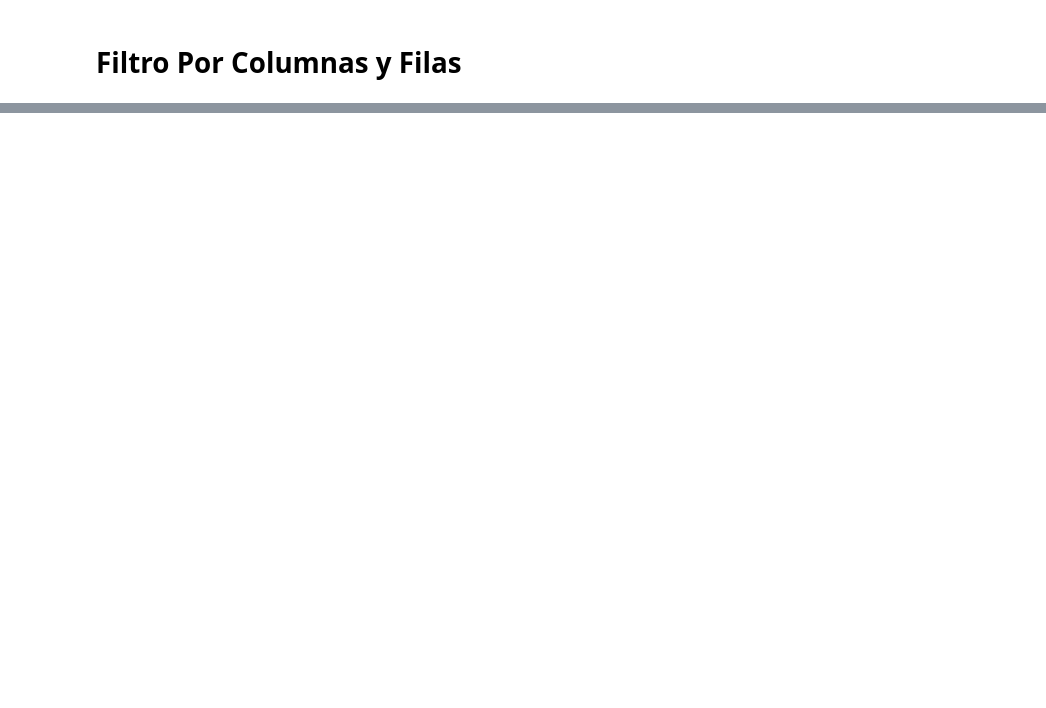
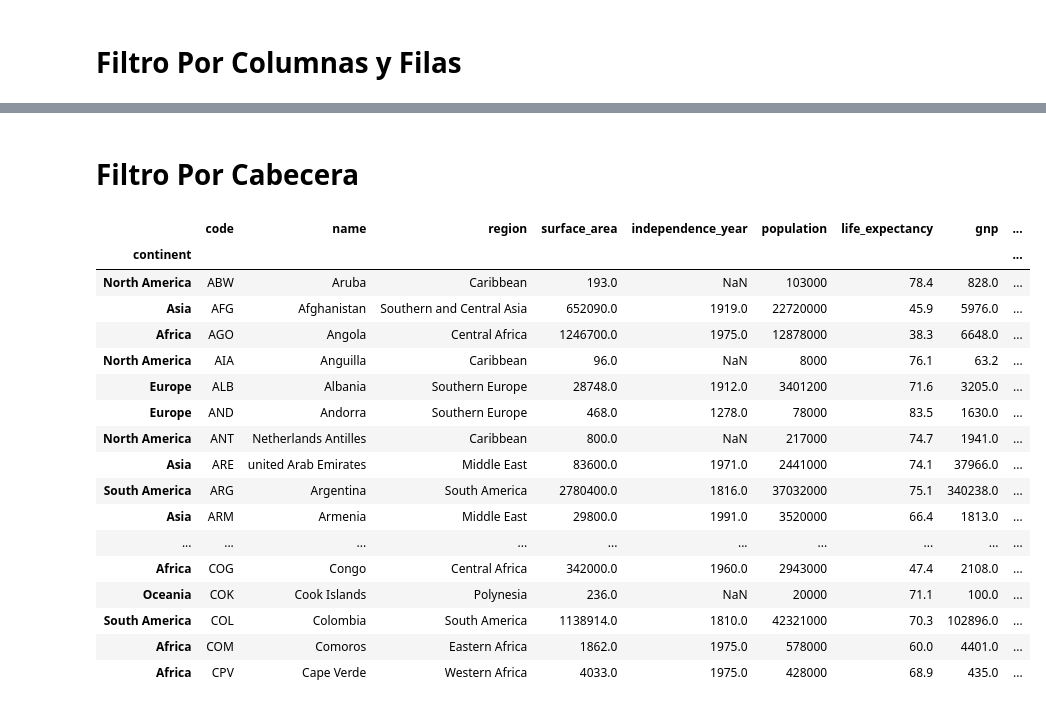
Before and after one commit to MiniomTarolero/Actividad-1-Extracci-n-de-datos-, a Jupyter notebook: CountryTable.ipynb, the cells around one changed output, grey strips where cells are left out. Cells and saved outputs as stored; diff of their text form; code cells hidden in the pictures; blank space fills up the shorter version.

```diff
--- a/CountryTable.ipynb
+++ b/CountryTable.ipynb
@@ -194,3 +194,9 @@ files.download("filtroColumasNoConsecutivas.csv")
 [interactive output not drawn]
 # %% [markdown]
 # Filtro Por Columnas y Filas
+# %%
+#Paso 1:Leemos el contenido del archivo
+from google.colab import files
+uploaded=files.upload()
+df = pd.read_csv(io.BytesIO(uploaded['CountryTable.csv']), index_col=2)
+df
@@ -196,0 +273,25 @@ files.download("filtroColumasNoConsecutivas.csv")
+# %% [markdown]
+# Filtro Por Cabecera
+# %%
+#filtro por cabecera
+filtro50primeros=df.head(50)
+filtro50primeros
+# %% [output]
+|  | code | name | region | surface_area | independence_year | population | life_expectancy | gnp | ... |
+| continent |  |  |  |  |  |  |  |  | ... |
+| North America | ABW | Aruba | Caribbean | 193.0 | NaN | 103000 | 78.4 | 828.0 | ... |
+| Asia | AFG | Afghanistan | Southern and Central Asia | 652090.0 | 1919.0 | 22720000 | 45.9 | 5976.0 | ... |
+| Africa | AGO | Angola | Central Africa | 1246700.0 | 1975.0 | 12878000 | 38.3 | 6648.0 | ... |
+| North America | AIA | Anguilla | Caribbean | 96.0 | NaN | 8000 | 76.1 | 63.2 | ... |
+| Europe | ALB | Albania | Southern Europe | 28748.0 | 1912.0 | 3401200 | 71.6 | 3205.0 | ... |
+| Europe | AND | Andorra | Southern Europe | 468.0 | 1278.0 | 78000 | 83.5 | 1630.0 | ... |
+| North America | ANT | Netherlands Antilles | Caribbean | 800.0 | NaN | 217000 | 74.7 | 1941.0 | ... |
+| Asia | ARE | united Arab Emirates | Middle East | 83600.0 | 1971.0 | 2441000 | 74.1 | 37966.0 | ... |
+| South America | ARG | Argentina | South America | 2780400.0 | 1816.0 | 37032000 | 75.1 | 340238.0 | ... |
+| Asia | ARM | Armenia | Middle East | 29800.0 | 1991.0 | 3520000 | 66.4 | 1813.0 | ... |
+| ... | ... | ... | ... | ... | ... | ... | ... | ... | ... |
+| Africa | COG | Congo | Central Africa | 342000.0 | 1960.0 | 2943000 | 47.4 | 2108.0 | ... |
+| Oceania | COK | Cook Islands | Polynesia | 236.0 | NaN | 20000 | 71.1 | 100.0 | ... |
+| South America | COL | Colombia | South America | 1138914.0 | 1810.0 | 42321000 | 70.3 | 102896.0 | ... |
+| Africa | COM | Comoros | Eastern Africa | 1862.0 | 1975.0 | 578000 | 60.0 | 4401.0 | ... |
+| Africa | CPV | Cape Verde | Western Africa | 4033.0 | 1975.0 | 428000 | 68.9 | 435.0 | ... |
```
Also changed, not shown: parts of 31 cells of this notebook.
